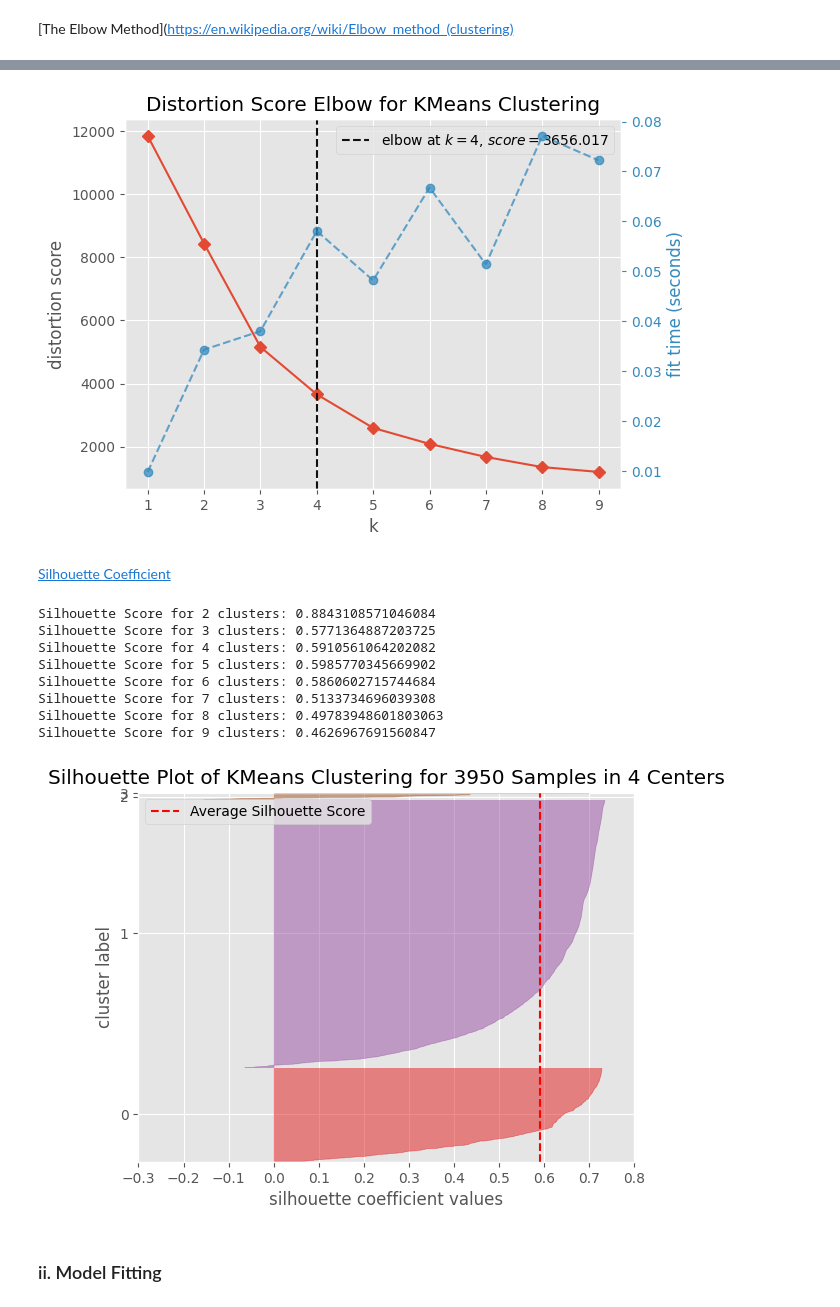
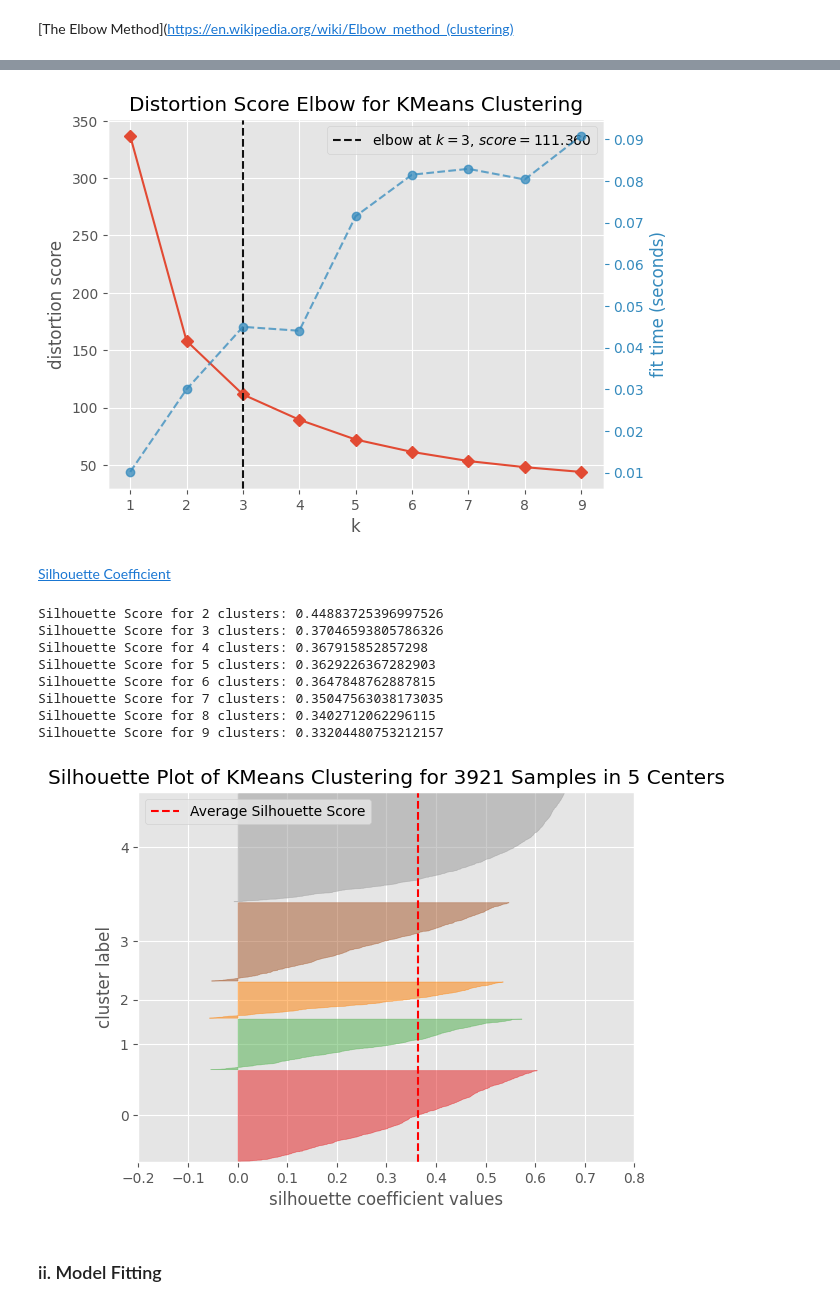
Before and after one commit to Bir01/03_DATA_SCIENCE_MACHINE_LEARNING_MODULE, a Jupyter notebook: 1- Projects/Capstone_Project/Customer_Segmentation_Student_Notebook_Capstone_1_V2.ipynb, the cells around one changed output, grey strips where cells are left out. Drawn from its saved outputs; the diff is of its cells as text; code cells hidden in the pictures.

```diff
--- a/1- Projects/Capstone_Project/Customer_Segmentation_Student_Notebook_Capstone_1_V2.ipynb
+++ b/1- Projects/Capstone_Project/Customer_Segmentation_Student_Notebook_Capstone_1_V2.ipynb
@@ -725,3 +750,5 @@ UnitPrice      0
 CustomerID     0
 Country        0
 dtype: int64
+# %%
+df = df[df.Quantity > 0]
@@ -2248,5 +2293,5 @@ pd.DataFrame(compare, index = kmeans_df.index)
 # %%
-rfm_log = kmeans_df[['recency', 'frequency', 'monetary']].apply(np.log1p).round(3)
+rfm_log = kmeans_df[['recency', 'frequency', 'monetary']].apply(lambda x: np.log(x+1)).round(3)
 rfm_log
 # %% [output]
 |  | recency | frequency | monetary |
@@ -2319,10 +2375,10 @@ from sklearn.cluster import KMeans, AgglomerativeClustering
 from sklearn.metrics import adjusted_rand_score
 from yellowbrick.cluster import KElbowVisualizer
 from sklearn.metrics import silhouette_samples, silhouette_score
-#Normalize the variables with StandardScaler
-from sklearn.preprocessing import StandardScaler
+
+from sklearn.preprocessing import MinMaxScaler
 from scipy.cluster.hierarchy import linkage, dendrogram
-scaler = StandardScaler()
-scaler.fit(kmeans_df)
-#Store it separately for clustering
-kmeans_df_norm = scaler.transform(kmeans_df)
+scaler = MinMaxScaler()
+scaler.fit(rfm_log)
+
+kmeans_df_norm = scaler.transform(rfm_log)
@@ -2364,7 +2447,7 @@ visu = KElbowVisualizer(kmeans, k = (1,10))
 visu.fit(kmeans_df_norm)
 visu.show();
 # %% [output]
-[figure, old version]
+[figure, new version]
 # %% [markdown]
 [Silhouette Coefficient](http://scikit-learn.org/stable/auto_examples/cluster/plot_kmeans_silhouette_analysis.html)
 # %%
@@ -2378,25 +2461,25 @@ for k in K:
     ssd.append(model.inertia_)
     print(f'Silhouette Score for {k} clusters: {silhouette_score(kmeans_df_norm, model.labels_)}')
 # %% [output]
-Silhouette Score for 2 clusters: 0.8843108571046084
-Silhouette Score for 3 clusters: 0.5771364887203725
-Silhouette Score for 4 clusters: 0.5910561064202082
-Silhouette Score for 5 clusters: 0.5985770345669902
-Silhouette Score for 6 clusters: 0.5860602715744684
-Silhouette Score for 7 clusters: 0.5133734696039308
-Silhouette Score for 8 clusters: 0.49783948601803063
-Silhouette Score for 9 clusters: 0.4626967691560847
+Silhouette Score for 2 clusters: 0.44883725396997526
+Silhouette Score for 3 clusters: 0.37046593805786326
+Silhouette Score for 4 clusters: 0.367915852857298
+Silhouette Score for 5 clusters: 0.3629226367282903
+Silhouette Score for 6 clusters: 0.3647848762887815
+Silhouette Score for 7 clusters: 0.35047563038173035
+Silhouette Score for 8 clusters: 0.3402712062296115
+Silhouette Score for 9 clusters: 0.33204480753212157
 # %%
 from sklearn.cluster import KMeans
 
 from yellowbrick.cluster import SilhouetteVisualizer
 
-model_3 = KMeans(n_clusters=4, random_state=101)
-visualizer = SilhouetteVisualizer(model_3)
+model = KMeans(n_clusters=5, random_state=101)
+visualizer = SilhouetteVisualizer(model)
 visualizer.fit(kmeans_df_norm)    # Fit the data to the visualizer
 visualizer.poof();
 # %% [output]
-[figure, old version]
+[figure, new version]
 # %% [markdown]
 ### ii. Model Fitting
 # %% [markdown]
```
Also changed, not shown: parts of 169 cells of this notebook.
